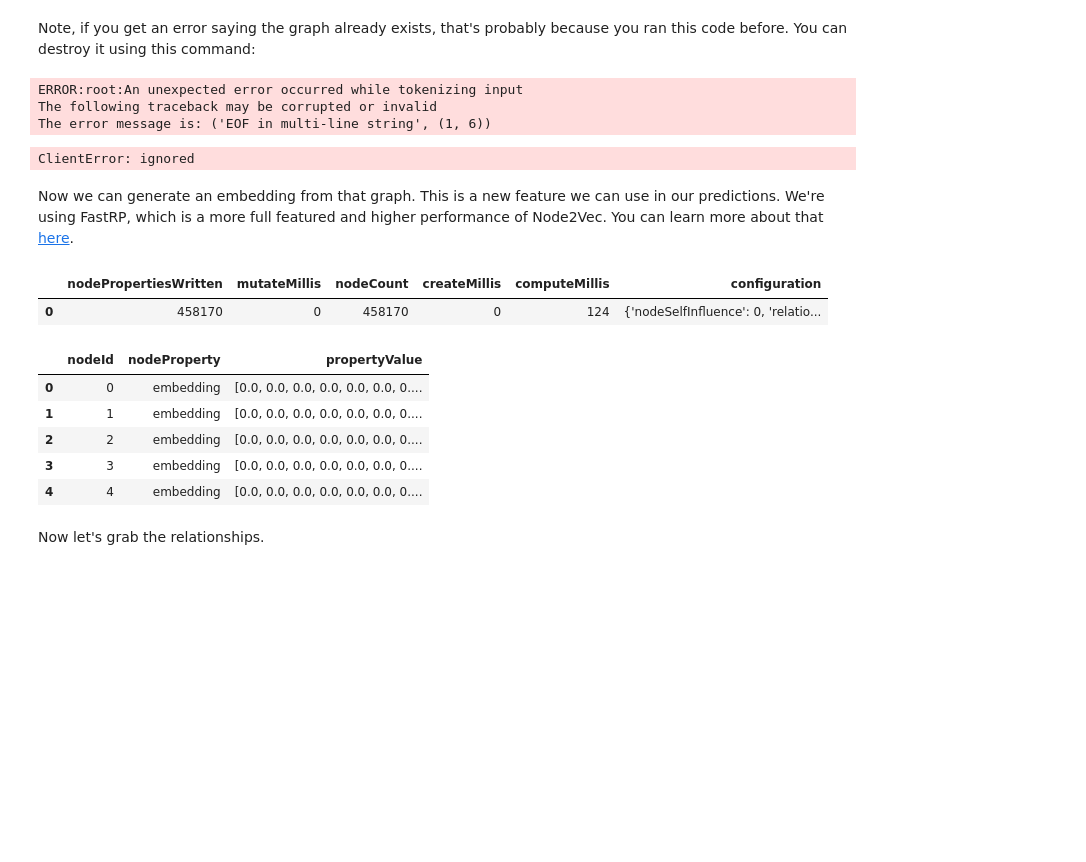
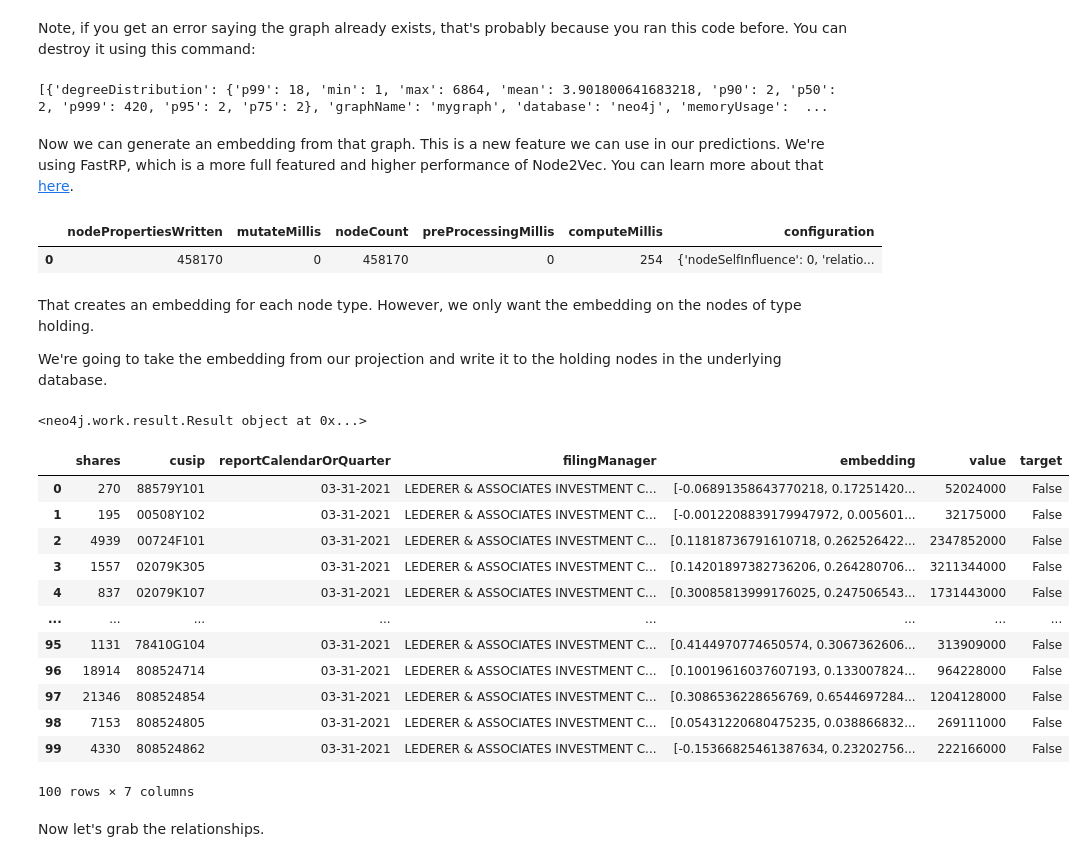
Before and after one commit to neo4j-partners/hands-on-lab-neo4j-and-vertex-ai, a Jupyter notebook: Lab 5 - Graph Data Science/embedding.ipynb, the cells around one changed output. Cells and saved outputs as stored; diff of their text form; code cells hidden in the pictures; blank space fills up the shorter version.

```diff
--- a/Lab 5 - Graph Data Science/embedding.ipynb
+++ b/Lab 5 - Graph Data Science/embedding.ipynb
@@ -34,14 +32,10 @@ with driver.session(database=DB_NAME) as session:
       """
 CALL gds.graph.project(
     'mygraph',
+    ['Company', 'Manager', 'Holding'],
     {
-        Company: { properties: ['cusip', 'nameOfIssuer']},
-        Manager: { properties: 'filingManager'},
-        Holding: { properties: ['filingManager', 'cusip', 'reportCalendarOrQuarter', 'shares', 'value', 'target']}
-    },
-    {
-        OWNS: {},
-        PARTOF: {}
+        OWNS: {orientation: 'UNDIRECTED'},
+        PARTOF: {orientation: 'UNDIRECTED'}
     }
 )
 YIELD
@@ -70,11 +62,6 @@ with driver.session(database=DB_NAME) as session:
       """
     ).data()
   )
-# %% [output]
-ERROR:root:An unexpected error occurred while tokenizing input
-The following traceback may be corrupted or invalid
-The error message is: ('EOF in multi-line string', (1, 6))
-ClientError: ignored
 # %%
 with driver.session(database=DB_NAME) as session:
   result = session.read_transaction(
@@ -84,6 +71,9 @@ with driver.session(database=DB_NAME) as session:
       """
     ).data()
   )
+  print(result)
+# %% [output]
+[{'degreeDistribution': {'p99': 18, 'min': 1, 'max': 6864, 'mean': 3.901800641683218, 'p90': 2, 'p50': 2, 'p999': 420, 'p95': 2, 'p75': 2}, 'graphName': 'mygraph', 'database': 'neo4j', 'memoryUsage':  ...
 # %% [markdown]
 Now we can generate an embedding from that graph. This is a new feature we can use in our predictions. We're using FastRP, which is a more full featured and higher performance of Node2Vec. You can learn more about that [here](https://neo4j.com/docs/graph-data-science/current/algorithms/fastrp/).
 # %%
@@ -102,29 +92,49 @@ with driver.session(database=DB_NAME) as session:
 df = pd.DataFrame(result)
 display(df)
 # %% [output]
-|  | nodePropertiesWritten | mutateMillis | nodeCount | createMillis | computeMillis | configuration |
-| 0 | 458170 | 0 | 458170 | 0 | 124 | {'nodeSelfInfluence': 0, 'relatio... |
+|  | nodePropertiesWritten | mutateMillis | nodeCount | preProcessingMillis | computeMillis | configuration |
+| 0 | 458170 | 0 | 458170 | 0 | 254 | {'nodeSelfInfluence': 0, 'relatio... |
+# %% [markdown]
+That creates an embedding for each node type.  However, we only want the embedding on the nodes of type holding.
+
+We're going to take the embedding from our projection and write it to the holding nodes in the underlying database.
 # %%
 with driver.session(database=DB_NAME) as session:
-  result = session.read_transaction(
-    lambda tx: tx.run(
-      """
-        CALL gds.graph.streamNodeProperties
-        ('mygraph', ['embedding'])
-        YIELD nodeId, nodeProperty, propertyValue
-        RETURN nodeId, nodeProperty, propertyValue
-      """
-    ).data()
+  result = session.run(
+    """
+      CALL gds.graph.writeNodeProperties('mygraph', ['embedding'], ['Holding'])
+      YIELD writeMillis
+    """
   )
-df = pd.DataFrame(result)
-df.head()
+  print(result)
 # %% [output]
-|  | nodeId | nodeProperty | propertyValue |
-| 0 | 0 | embedding | [0.0, 0.0, 0.0, 0.0, 0.0, 0.0, 0.... |
-| 1 | 1 | embedding | [0.0, 0.0, 0.0, 0.0, 0.0, 0.0, 0.... |
-| 2 | 2 | embedding | [0.0, 0.0, 0.0, 0.0, 0.0, 0.0, 0.... |
-| 3 | 3 | embedding | [0.0, 0.0, 0.0, 0.0, 0.0, 0.0, 0.... |
-| 4 | 4 | embedding | [0.0, 0.0, 0.0, 0.0, 0.0, 0.0, 0.... |
+<neo4j.work.result.Result object at 0x...>
+# %%
+with driver.session(database=DB_NAME) as session:
+  result = session.read_transaction(
+    lambda tx: tx.run(
+      """
+        MATCH (n:Holding) RETURN n LIMIT 100
+      """
+    ).data()
+  )
+# %%
+df = pd.DataFrame([dict(record.get('n')) for record in result])
+df
+# %% [output]
+|  | shares | cusip | reportCalendarOrQuarter | filingManager | embedding | value | target |
+| 0 | 270 | 88579Y101 | 03-31-2021 | LEDERER & ASSOCIATES INVESTMENT C... | [-0.06891358643770218, 0.17251420... | 52024000 | False |
+| 1 | 195 | 00508Y102 | 03-31-2021 | LEDERER & ASSOCIATES INVESTMENT C... | [-0.0012208839179947972, 0.005601... | 32175000 | False |
+| 2 | 4939 | 00724F101 | 03-31-2021 | LEDERER & ASSOCIATES INVESTMENT C... | [0.11818736791610718, 0.262526422... | 2347852000 | False |
+| 3 | 1557 | 02079K305 | 03-31-2021 | LEDERER & ASSOCIATES INVESTMENT C... | [0.14201897382736206, 0.264280706... | 3211344000 | False |
+| 4 | 837 | 02079K107 | 03-31-2021 | LEDERER & ASSOCIATES INVESTMENT C... | [0.30085813999176025, 0.247506543... | 1731443000 | False |
+| ... | ... | ... | ... | ... | ... | ... | ... |
+| 95 | 1131 | 78410G104 | 03-31-2021 | LEDERER & ASSOCIATES INVESTMENT C... | [0.4144970774650574, 0.3067362606... | 313909000 | False |
+| 96 | 18914 | 808524714 | 03-31-2021 | LEDERER & ASSOCIATES INVESTMENT C... | [0.10019616037607193, 0.133007824... | 964228000 | False |
+| 97 | 21346 | 808524854 | 03-31-2021 | LEDERER & ASSOCIATES INVESTMENT C... | [0.3086536228656769, 0.6544697284... | 1204128000 | False |
+| 98 | 7153 | 808524805 | 03-31-2021 | LEDERER & ASSOCIATES INVESTMENT C... | [0.05431220680475235, 0.038866832... | 269111000 | False |
+| 99 | 4330 | 808524862 | 03-31-2021 | LEDERER & ASSOCIATES INVESTMENT C... | [-0.15366825461387634, 0.23202756... | 222166000 | False |
+100 rows × 7 columns
 # %% [markdown]
 Now let's grab the relationships.
 # %%
```
Also changed, not shown: parts of 2 cells of this notebook.
